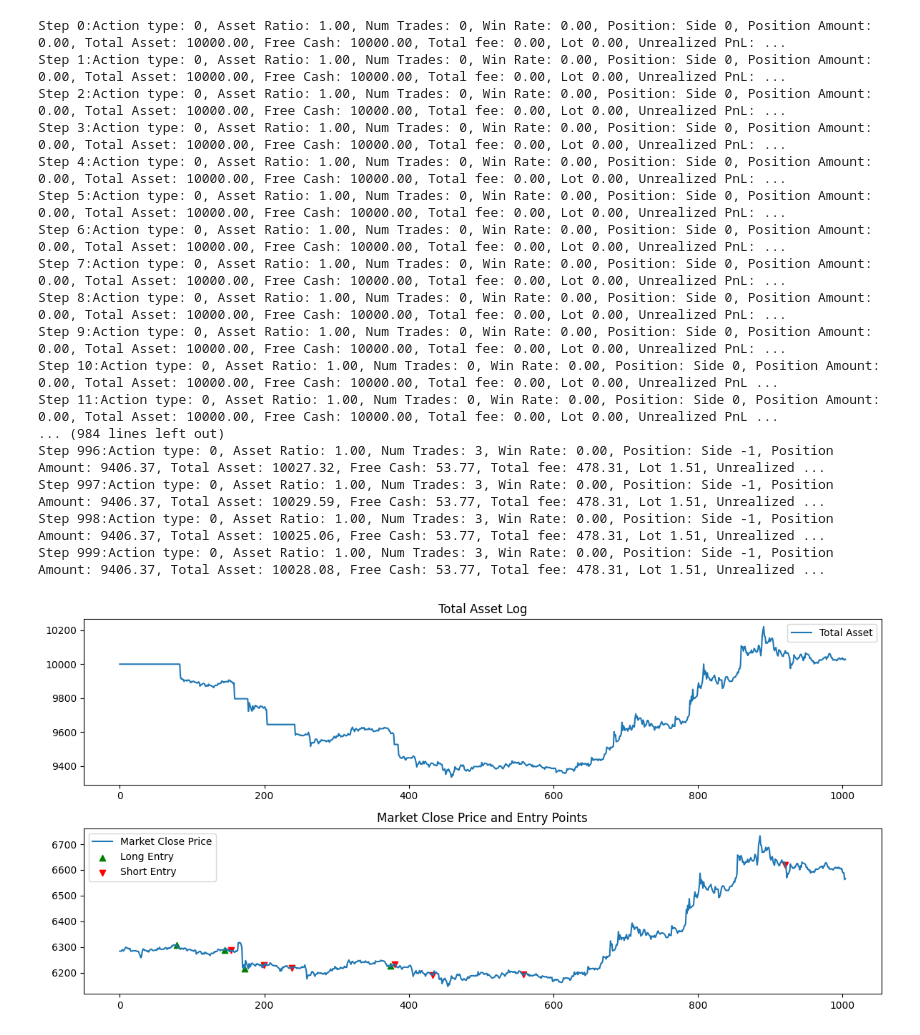
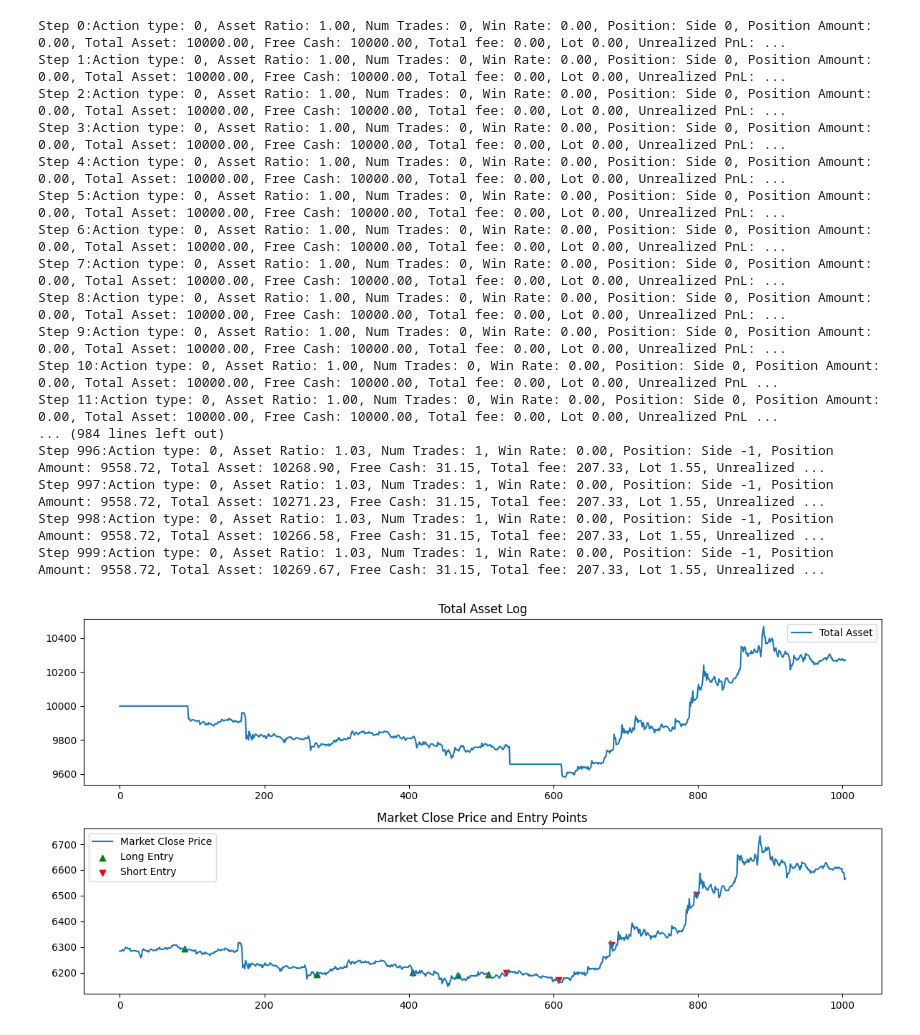
Before and after one commit to alunfes/GoogleColabProjects, a Jupyter notebook: DQN_Trading.ipynb, the cells around one changed output. Saved outputs shown, nothing was run; the diff lists cells and outputs as text; code cells hidden in the pictures.

```diff
--- a/DQN_Trading.ipynb
+++ b/DQN_Trading.ipynb
@@ -411,6 +411,12 @@ class TradingEnv:
         sharpe_ratio = self.__calc_sharpe_ratio()
         return sharpe_ratio
 
+    def __calc_reward_simple_asset_increase(self):
+        if self.total_asset_log[-1] > self.total_asset_log[-2]:
+            return 1
+        else:
+            return -1
+
     def __calc_reward_test(self):
         if self.position_side_log[-1] != self.position_side_log[-2]:
             return 1
@@ -424,7 +430,7 @@ class TradingEnv:
         self.__update_performance()
         self.__take_log()
         self.num_steps += 1
-        return is_done, self.__generate_state(), self.__calc_reward_test()
+        return is_done, self.__generate_state(), self.__calc_reward_simple_asset_increase()
 
     def __take_action(self, action_ind, action_ratio):
         if action_ind == self.current_action_ind:
@@ -609,38 +615,38 @@ plt.plot(env.total_asset_log, label='Total Asset')
 plt.legend()
 plt.title('Total Asset Log')
 # Plot MarketData.close with long and short entries
 valid_close_data = MarketData.close[env.start_ind:env.start_ind + len(env.total_asset_log)]
 plt.subplot(2, 1, 2)
 plt.plot(valid_close_data, label='Market Close Price')
 # long_entries と short_entries のクローズ価格を取得
 long_close_prices = [MarketData.close[env.start_ind + i] for i in long_entries if env.start_ind + i < len(MarketData.close)]
 short_close_prices = [MarketData.close[env.start_ind + i] for i in short_entries if env.start_ind + i < len(MarketData.close)]
 # エントリポイントをプロット
 plt.scatter(long_entries, long_close_prices, color='green', marker='^', label='Long Entry')
 plt.scatter(short_entries, short_close_prices, color='red', marker='v', label='Short Entry')
 plt.legend()
 plt.title('Market Close Price and Entry Points')
 plt.tight_layout()
 plt.show()
 # %% [output]
 Step 0:Action type: 0, Asset Ratio: 1.00, Num Trades: 0, Win Rate: 0.00, Position: Side 0, Position Amount: 0.00, Total Asset: 10000.00, Free Cash: 10000.00, Total fee: 0.00, Lot 0.00, Unrealized PnL: ...
 Step 1:Action type: 0, Asset Ratio: 1.00, Num Trades: 0, Win Rate: 0.00, Position: Side 0, Position Amount: 0.00, Total Asset: 10000.00, Free Cash: 10000.00, Total fee: 0.00, Lot 0.00, Unrealized PnL: ...
 Step 2:Action type: 0, Asset Ratio: 1.00, Num Trades: 0, Win Rate: 0.00, Position: Side 0, Position Amount: 0.00, Total Asset: 10000.00, Free Cash: 10000.00, Total fee: 0.00, Lot 0.00, Unrealized PnL: ...
 Step 3:Action type: 0, Asset Ratio: 1.00, Num Trades: 0, Win Rate: 0.00, Position: Side 0, Position Amount: 0.00, Total Asset: 10000.00, Free Cash: 10000.00, Total fee: 0.00, Lot 0.00, Unrealized PnL: ...
 Step 4:Action type: 0, Asset Ratio: 1.00, Num Trades: 0, Win Rate: 0.00, Position: Side 0, Position Amount: 0.00, Total Asset: 10000.00, Free Cash: 10000.00, Total fee: 0.00, Lot 0.00, Unrealized PnL: ...
 Step 5:Action type: 0, Asset Ratio: 1.00, Num Trades: 0, Win Rate: 0.00, Position: Side 0, Position Amount: 0.00, Total Asset: 10000.00, Free Cash: 10000.00, Total fee: 0.00, Lot 0.00, Unrealized PnL: ...
 Step 6:Action type: 0, Asset Ratio: 1.00, Num Trades: 0, Win Rate: 0.00, Position: Side 0, Position Amount: 0.00, Total Asset: 10000.00, Free Cash: 10000.00, Total fee: 0.00, Lot 0.00, Unrealized PnL: ...
 Step 7:Action type: 0, Asset Ratio: 1.00, Num Trades: 0, Win Rate: 0.00, Position: Side 0, Position Amount: 0.00, Total Asset: 10000.00, Free Cash: 10000.00, Total fee: 0.00, Lot 0.00, Unrealized PnL: ...
 Step 8:Action type: 0, Asset Ratio: 1.00, Num Trades: 0, Win Rate: 0.00, Position: Side 0, Position Amount: 0.00, Total Asset: 10000.00, Free Cash: 10000.00, Total fee: 0.00, Lot 0.00, Unrealized PnL: ...
 Step 9:Action type: 0, Asset Ratio: 1.00, Num Trades: 0, Win Rate: 0.00, Position: Side 0, Position Amount: 0.00, Total Asset: 10000.00, Free Cash: 10000.00, Total fee: 0.00, Lot 0.00, Unrealized PnL: ...
 Step 10:Action type: 0, Asset Ratio: 1.00, Num Trades: 0, Win Rate: 0.00, Position: Side 0, Position Amount: 0.00, Total Asset: 10000.00, Free Cash: 10000.00, Total fee: 0.00, Lot 0.00, Unrealized PnL ...
 Step 11:Action type: 0, Asset Ratio: 1.00, Num Trades: 0, Win Rate: 0.00, Position: Side 0, Position Amount: 0.00, Total Asset: 10000.00, Free Cash: 10000.00, Total fee: 0.00, Lot 0.00, Unrealized PnL ...
 ... (984 lines left out)
-Step 996:Action type: 0, Asset Ratio: 1.00, Num Trades: 3, Win Rate: 0.00, Position: Side -1, Position Amount: 9406.37, Total Asset: 10027.32, Free Cash: 53.77, Total fee: 478.31, Lot 1.51, Unrealized ...
-Step 997:Action type: 0, Asset Ratio: 1.00, Num Trades: 3, Win Rate: 0.00, Position: Side -1, Position Amount: 9406.37, Total Asset: 10029.59, Free Cash: 53.77, Total fee: 478.31, Lot 1.51, Unrealized ...
-Step 998:Action type: 0, Asset Ratio: 1.00, Num Trades: 3, Win Rate: 0.00, Position: Side -1, Position Amount: 9406.37, Total Asset: 10025.06, Free Cash: 53.77, Total fee: 478.31, Lot 1.51, Unrealized ...
-Step 999:Action type: 0, Asset Ratio: 1.00, Num Trades: 3, Win Rate: 0.00, Position: Side -1, Position Amount: 9406.37, Total Asset: 10028.08, Free Cash: 53.77, Total fee: 478.31, Lot 1.51, Unrealized ...
+Step 996:Action type: 0, Asset Ratio: 1.03, Num Trades: 1, Win Rate: 0.00, Position: Side -1, Position Amount: 9558.72, Total Asset: 10268.90, Free Cash: 31.15, Total fee: 207.33, Lot 1.55, Unrealized ...
+Step 997:Action type: 0, Asset Ratio: 1.03, Num Trades: 1, Win Rate: 0.00, Position: Side -1, Position Amount: 9558.72, Total Asset: 10271.23, Free Cash: 31.15, Total fee: 207.33, Lot 1.55, Unrealized ...
+Step 998:Action type: 0, Asset Ratio: 1.03, Num Trades: 1, Win Rate: 0.00, Position: Side -1, Position Amount: 9558.72, Total Asset: 10266.58, Free Cash: 31.15, Total fee: 207.33, Lot 1.55, Unrealized ...
+Step 999:Action type: 0, Asset Ratio: 1.03, Num Trades: 1, Win Rate: 0.00, Position: Side -1, Position Amount: 9558.72, Total Asset: 10269.67, Free Cash: 31.15, Total fee: 207.33, Lot 1.55, Unrealized ...
-[figure, old version]
+[figure, new version]
 # %%
 ##########################################################################################
 ################################# Replay Memory #######################################
```
Also changed, not shown: parts of 4 cells of this notebook.
